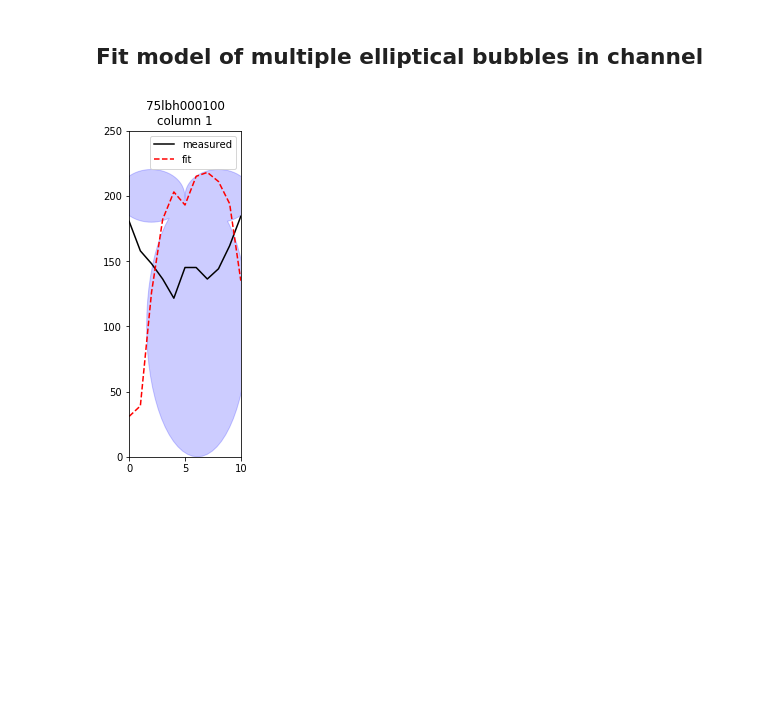
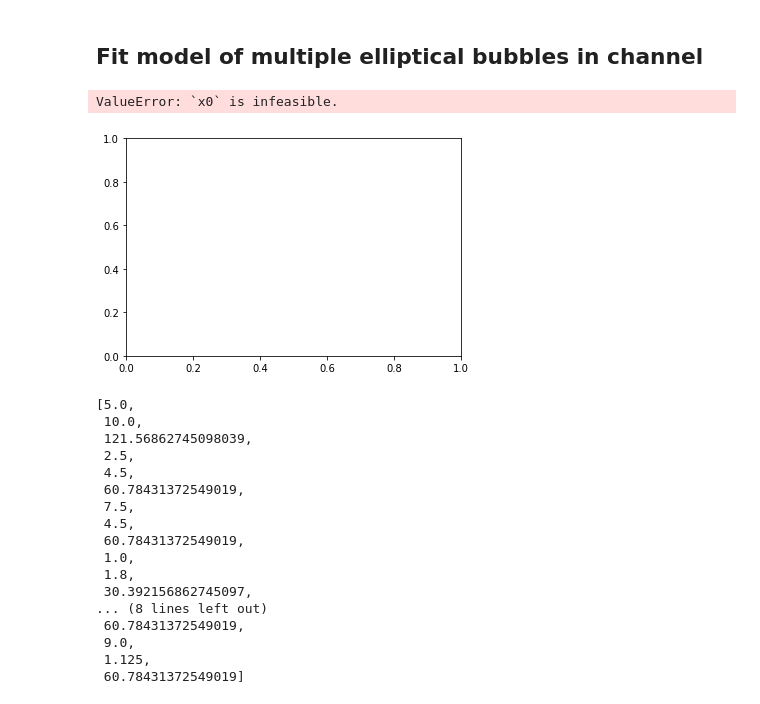
Before and after one commit to ericmuckley/fluid_channel_modeling, a Jupyter notebook: channel_modeling_cross_sections.ipynb, the cells around one changed output. Drawn from its saved outputs; the diff is of its cells as text; code cells hidden in the pictures; blank space fills up the shorter version.

```diff
--- a/channel_modeling_cross_sections.ipynb
+++ b/channel_modeling_cross_sections.ipynb
@@ -121,38 +199,61 @@ for i in range(1):
 
 
     # get fitting parameters
     #bub_num = 40
-    guess = [5, 100, 5, 100,
-            2, 200, 3, 20,
-            8, 200, 3, 20]
+    #guess = [5, 100, 5, 100,
+    #        2, 200, 3, 20,
+    #        8, 200, 3, 20]
+    guess, bounds = get_guess(cs, 5)
+
 
     x_to_fit = cs['x']#[-0.1] + list(cs['x']) + [cs['x'].max()+0.1]
     y_to_fit = cs['cs']#[0] + list(cs['cs']) + [0]
 
     fig, ax = plt.subplots()
 
-    popt, pcov = curve_fit(multiellipse_fit, x_to_fit, y_to_fit, p0=guess, method='trf')
+    popt, pcov = curve_fit(multiellipse_fit, x_to_fit, y_to_fit, p0=guess, method='trf', bounds=bounds)
 
     fit = multiellipse_fit(cs['x'], *popt)
 
     # add union of all ellipses to the plot
     ax.add_patch(PolygonPatch(union, fc='b', ec='b', alpha=0.2))
     # plot measured cross section
     plt.plot(cs['x'], cs['cs'], c='k', label='measured')
     # plot simulated cross section
     plt.plot(cs['x'], fit, c='r', linestyle='--', label='fit')
     fig.set_size_inches(2, 6)
     plt.xlim([0, np.max(cs['x'])])
     plt.ylim([0, data['d_um']])
     plt.legend()
     #plt.tight_layout()
     #plt.xticks([])
     #plt.yticks([])
     plt.title('{}\ncolumn {}'.format(L, i+1))
     #plt.savefig(os.path.join(save_img_dir, 'img_{}.jpg'.format(str(i).zfill(5))))
     plt.show()
 # %% [output]
+ValueError: `x0` is infeasible.
-[figure, old version]
+[figure, new version]
+# %%
+guess
+# %% [output]
+[5.0,
+ 10.0,
+ 121.56862745098039,
+ 2.5,
+ 4.5,
+ 60.78431372549019,
+ 7.5,
+ 4.5,
+ 60.78431372549019,
+ 1.0,
+ 1.8,
+ 30.392156862745097,
+... (8 lines left out)
+ 60.78431372549019,
+ 9.0,
+ 1.125,
+ 60.78431372549019]
 # %%
 def get_ellipse(properties):
     """
```
Also changed, not shown: parts of 1 cell of this notebook.
